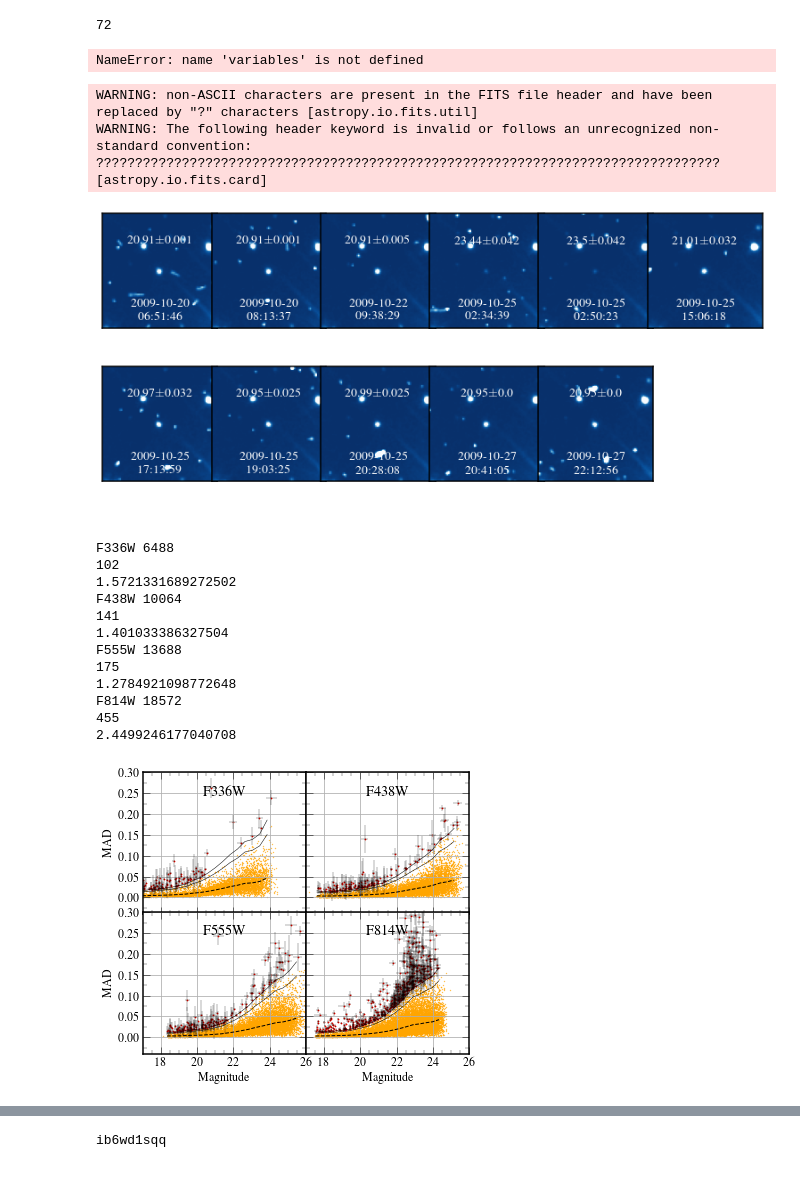
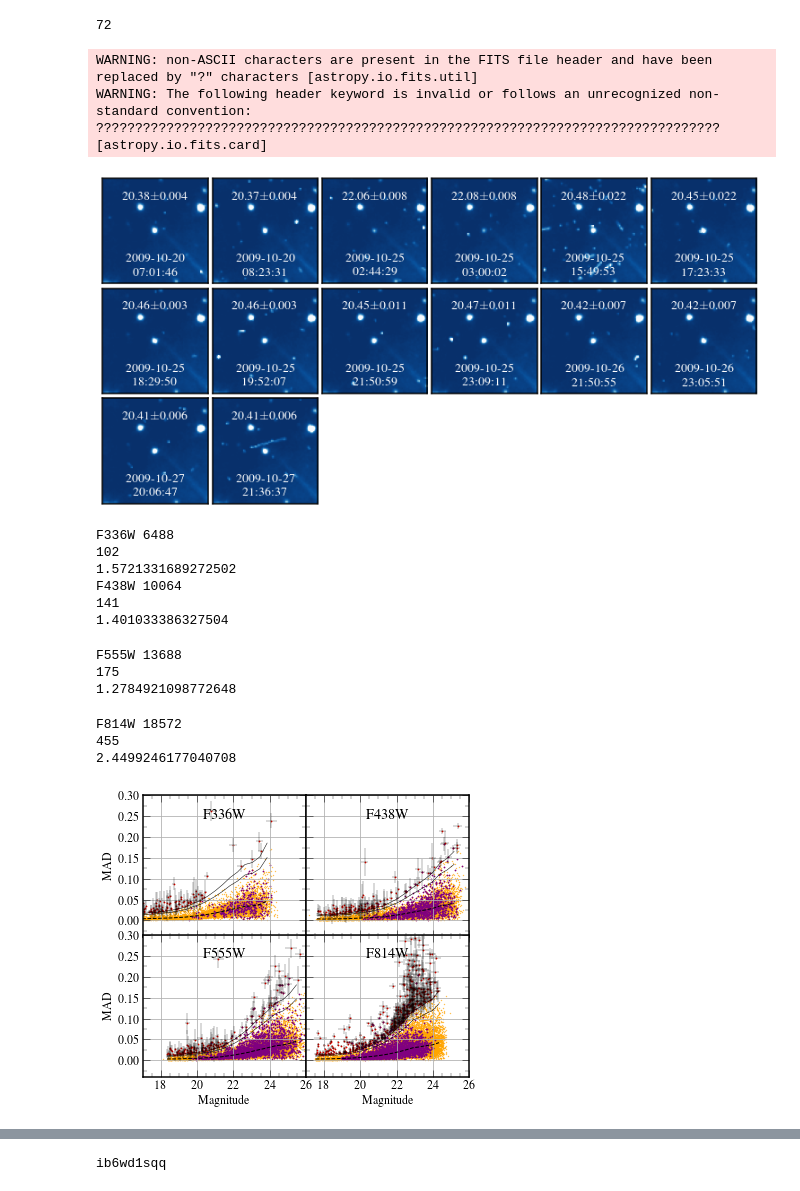
Before and after one commit to LuukOudshoorn25/KS2Analysis, a Jupyter notebook: 30Dor_KS2/KS2 Analysis.ipynb, the cells around one changed output, grey strips where cells are left out. Saved outputs shown, nothing was run; the diff lists cells and outputs as text; code cells hidden in the pictures.

```diff
--- a/30Dor_KS2/KS2 Analysis.ipynb
+++ b/30Dor_KS2/KS2 Analysis.ipynb
@@ -216,6 +216,14 @@ def Q_plot():
 Q_plot()
 # %% [output]
 [figure]
+# %%
+KsollPMS = pd.read_csv('../Ksoll_HTTP_PMS_p_mean_0_5/HTTP_PMS_p_mean_0_5.csv')
+KsollPMS['ID'] = KsollPMS['ID']
+KsollPMS = KsollPMS.set_index('ID')
+# %%
+KsollPMS = pd.merge(KsollPMS,MyID_ACS_ID,left_index=True,right_index=True).set_index('WFC3_ID')
+# %%
+KsollPMS_IDs = KsollPMS.index.values
 # %%
 # Get the time resolved catalogue
 # Match on positions
@@ -869,10 +880,6 @@ def plot_images(ID,filt):
                 print ('./'+j+'/LOGR.STACK_X1_V1.fits',end=' ')
         else:
             print ('./'+obs_ids+'/LOGR.STACK_X1_V1.fits',end=' ')
-# %%
-variables.loc[3554]
-# %% [output]
-NameError: name 'variables' is not defined
 # %%
 def plot_one_star(ID,filt):
     df = df_phot.loc[ID,filt]
@@ -923,12 +930,12 @@ def plot_one_star(ID,filt):
     plt.tight_layout(pad=-0.55)
     #plt.savefig('./varplots/color_'+str(ID)+'_'+filt+'.pdf',bbox_inches='tight')
     plt.show()
-plot_one_star(3554,'F438W')
+plot_one_star(3554,'F555W')
 # %% [output]
 WARNING: non-ASCII characters are present in the FITS file header and have been replaced by "?" characters [astropy.io.fits.util]
 WARNING: The following header keyword is invalid or follows an unrecognized non-standard convention:
 ???????????????????????????????????????????????????????????????????????????????? [astropy.io.fits.card]
-[figure, old version]
+[figure, new version]
 # %%
 def variation_plot(df):
     running_medians = {}
@@ -982,40 +989,44 @@ def variation_plot(df):
             print(len(x)/len(df.MAG)*100)
             plt.scatter(df.MAG, df.MAD, edgecolor='orange',s=0.1,marker='o',facecolor='orange')
             plt.errorbar(df.MAG.loc[x], df.MAD.loc[x],yerr=df.eMAD.loc[x],xerr=df.eMAG.loc[x],ls='none',lw=0.3,color='black')
             plt.scatter(df.MAG.loc[x], df.MAD.loc[x], edgecolor='red',s=0.5,marker='o',facecolor='red')
 
+            plt.scatter(df.MAG.loc[KsollPMS_IDs], df.MAD.loc[KsollPMS_IDs], edgecolor='purple',s=0.5,marker='o',facecolor='purple')
+
+
+
             #plt.scatter(df.MAG.loc[wfc3_ha_x], df.MAD.loc[wfc3_ha_x], edgecolor='purple',s=2,marker='o',facecolor='purple')
 
             plt.plot(bins-delta/2, running_median, color='black', lw=1,linestyle='--')
             plt.plot(bins-delta/2, running_median*(1+1.5*1.48), color='black', lw=0.5)
             plt.plot(bins-delta/2, running_median*(1+2*1.48), color='black', lw=0.5)
             plt.xlim(17,26.)
 
             ax.yaxis.set_minor_locator(AutoMinorLocator(2))
         #plt.axvline(18.5, linestyle='dotted', color='black',linewidth=1)
         #plt.xlabel('Magnitude', size=15)
         #plt.ylabel(r'Median Absolute Deviation', size=15)
         for star in x:
             variable.append((star[0], star[1],df.MAG.loc[star], df.MAD.loc[star]))
     plt.tight_layout(pad=-0.5)
     plt.savefig('MAG_MAD_broadbands.pdf',dpi=500,bbox_inches='tight')
     plt.show()
     return pd.DataFrame(variable,columns=['ID','Filter','MAG','MAD']).set_index('ID'),running_medians,counts
 variables,WFC3_running_medians,counts = variation_plot(df_phot[df_phot.Q>0.95])
 # %% [output]
 F336W 6488
 102
 1.5721331689272502
 F438W 10064
 141
 1.401033386327504
-F555W 13688
-175
-1.2784921098772648
-F814W 18572
-455
-2.4499246177040708
+F555W 13688
+175
+1.2784921098772648
+F814W 18572
+455
+2.4499246177040708
-[figure, old version]
+[figure, new version]
 # %%
 def variation_plot(df):
     running_medians = {}
```
Also changed, not shown: parts of 22 cells of this notebook.
